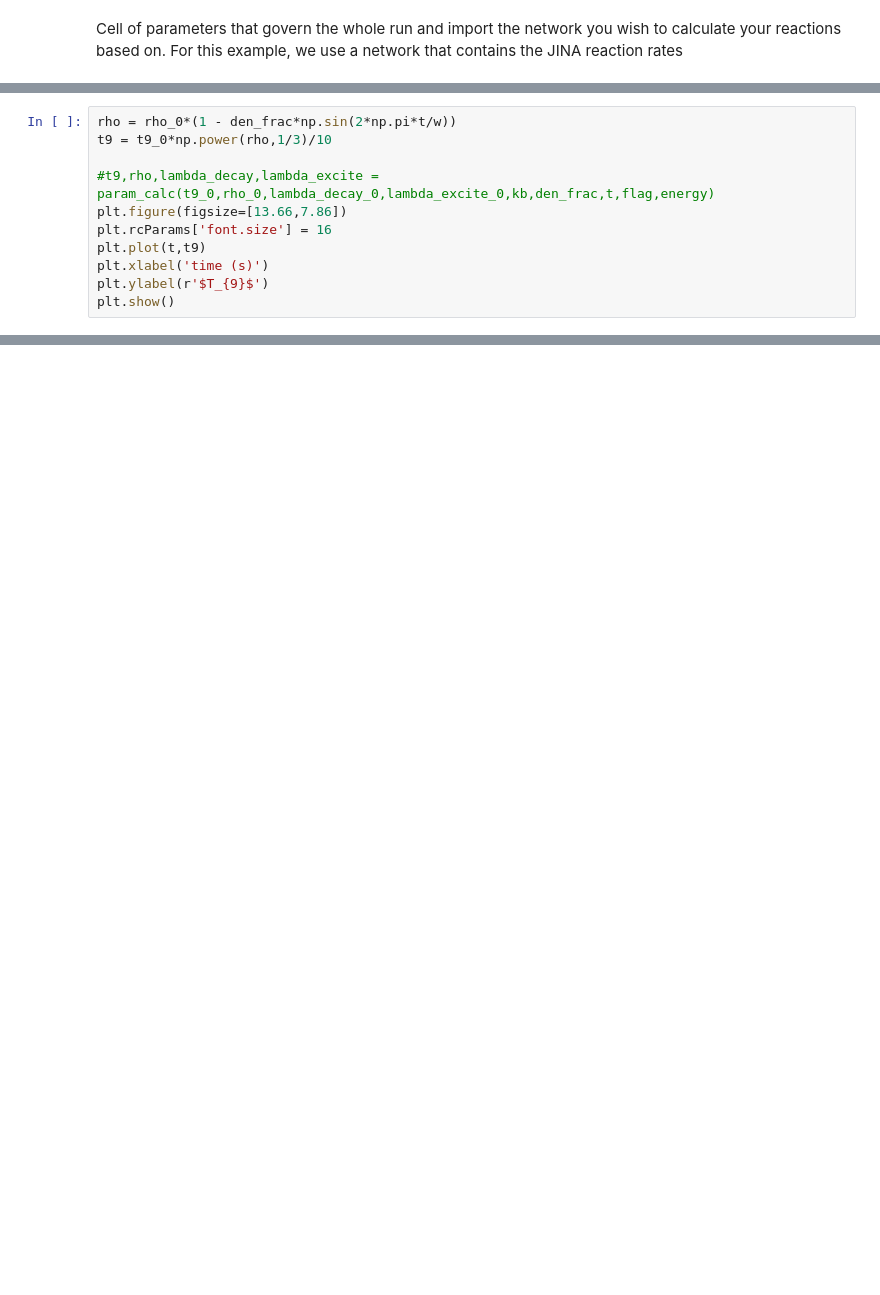
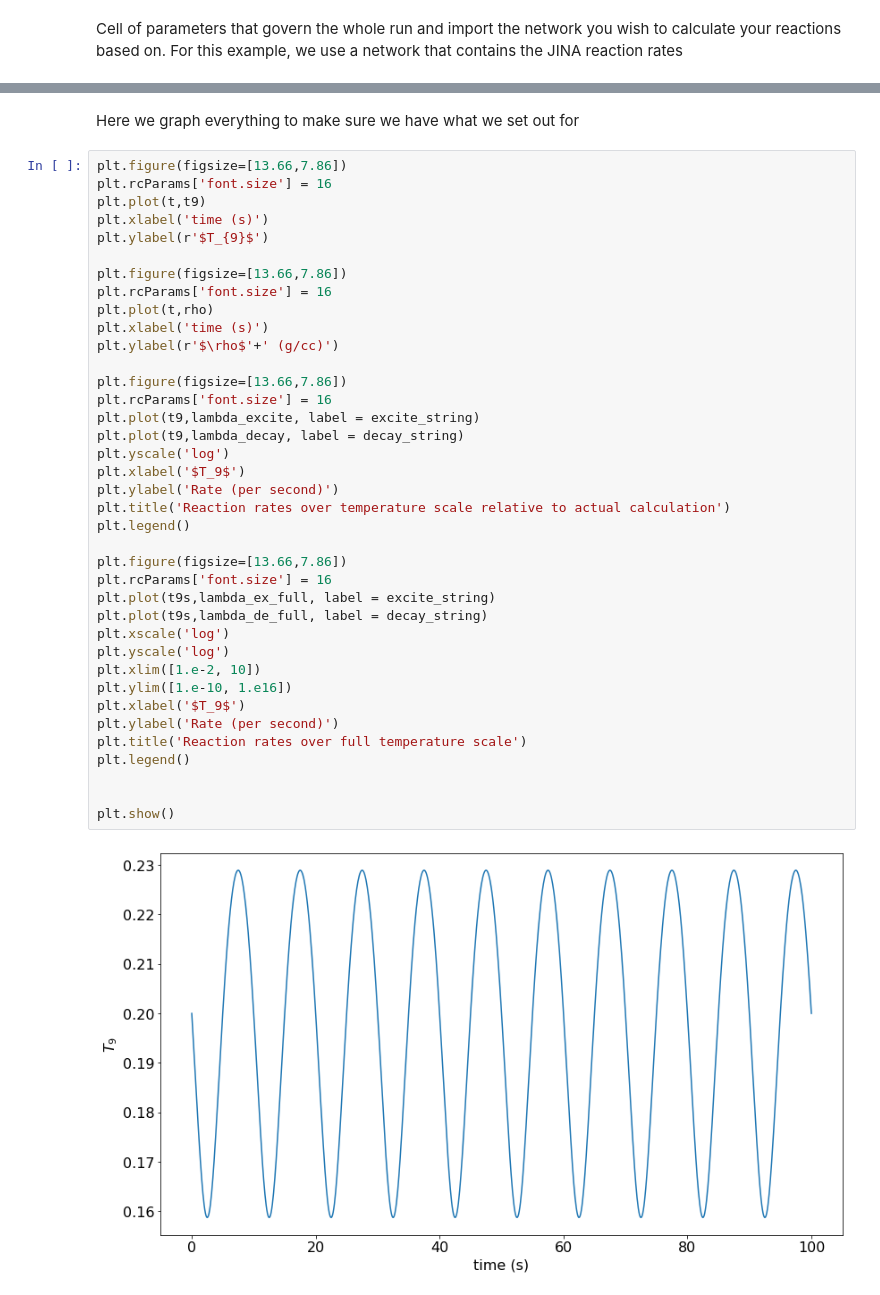
Before and after one commit to jaadt7/isomer_intuition, a Jupyter notebook: isomer_intuition.ipynb, the cells around one changed output, grey strips where cells are left out. Cells and saved outputs as stored; diff of their text form; blank space fills up the shorter version.

```diff
--- a/isomer_intuition.ipynb
+++ b/isomer_intuition.ipynb
@@ -91,11 +127,0 @@ t = np.linspace(0,100,1000)
-# %%
-rho = rho_0*(1 - den_frac*np.sin(2*np.pi*t/w))
-t9 = t9_0*np.power(rho,1/3)/10
-
-#t9,rho,lambda_decay,lambda_excite = param_calc(t9_0,rho_0,lambda_decay_0,lambda_excite_0,kb,den_frac,t,flag,energy)
-plt.figure(figsize=[13.66,7.86])
-plt.rcParams['font.size'] = 16
-plt.plot(t,t9)
-plt.xlabel('time (s)')
-plt.ylabel(r'$T_{9}$')
-plt.show()
@@ -163,0 +128,42 @@ plt.show()
+# %% [markdown]
+Here we graph everything to make sure we have what we set out for
+# %%
+plt.figure(figsize=[13.66,7.86])
+plt.rcParams['font.size'] = 16
+plt.plot(t,t9)
+plt.xlabel('time (s)')
+plt.ylabel(r'$T_{9}$')
+
+plt.figure(figsize=[13.66,7.86])
+plt.rcParams['font.size'] = 16
+plt.plot(t,rho)
+plt.xlabel('time (s)')
+plt.ylabel(r'$\rho$'+' (g/cc)')
+
+plt.figure(figsize=[13.66,7.86])
+plt.rcParams['font.size'] = 16
+plt.plot(t9,lambda_excite, label = excite_string)
+plt.plot(t9,lambda_decay, label = decay_string)
+plt.yscale('log')
+plt.xlabel('$T_9$')
+plt.ylabel('Rate (per second)')
+plt.title('Reaction rates over temperature scale relative to actual calculation')
+plt.legend()
+
+plt.figure(figsize=[13.66,7.86])
+plt.rcParams['font.size'] = 16
+plt.plot(t9s,lambda_ex_full, label = excite_string)
+plt.plot(t9s,lambda_de_full, label = decay_string)
+plt.xscale('log')
+plt.yscale('log')
+plt.xlim([1.e-2, 10])
+plt.ylim([1.e-10, 1.e16])
+plt.xlabel('$T_9$')
+plt.ylabel('Rate (per second)')
+plt.title('Reaction rates over full temperature scale')
+plt.legend()
+
+
+plt.show()
+# %% [output]
+[figure, added]
```
Also changed, not shown: parts of 10 cells of this notebook.
